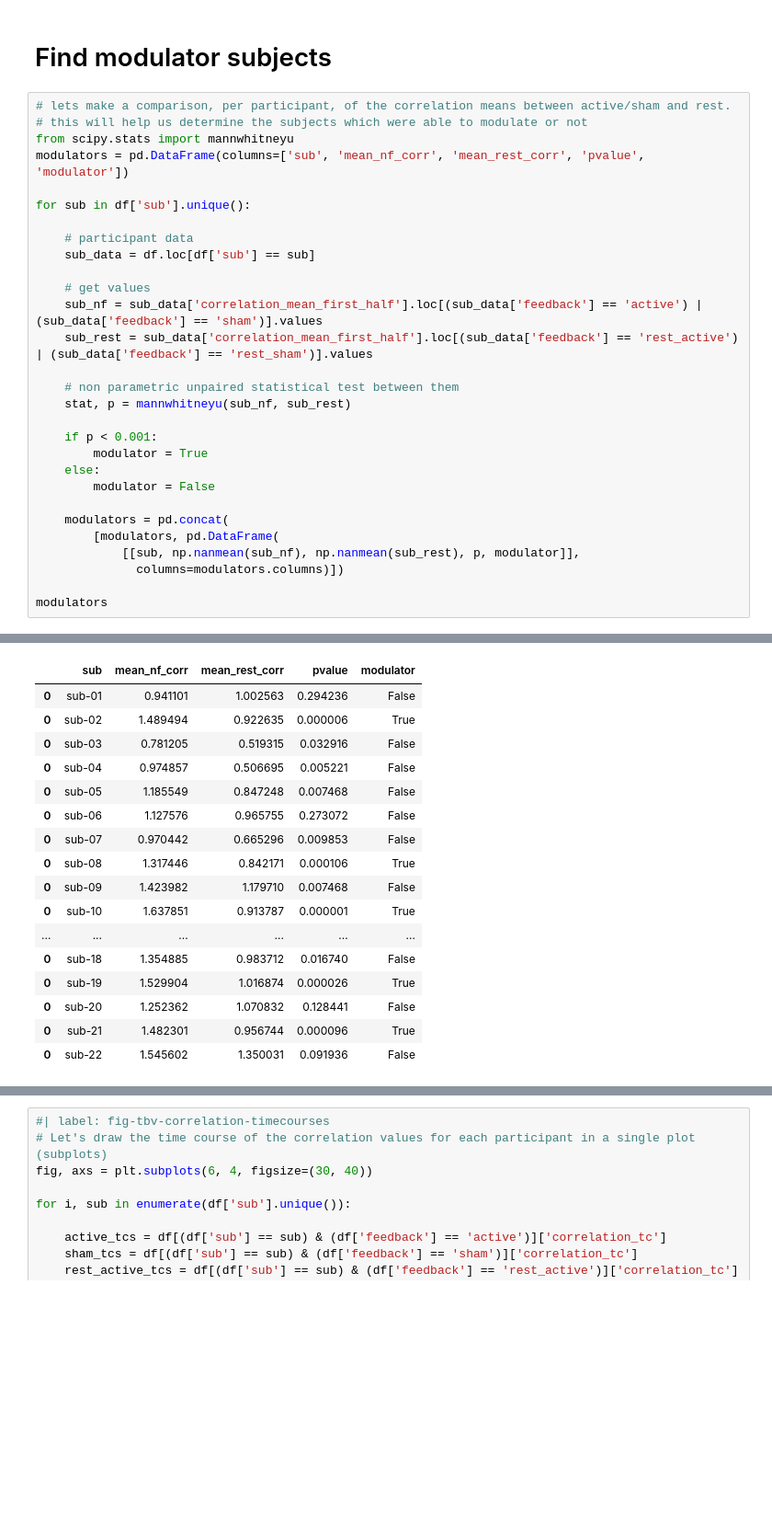
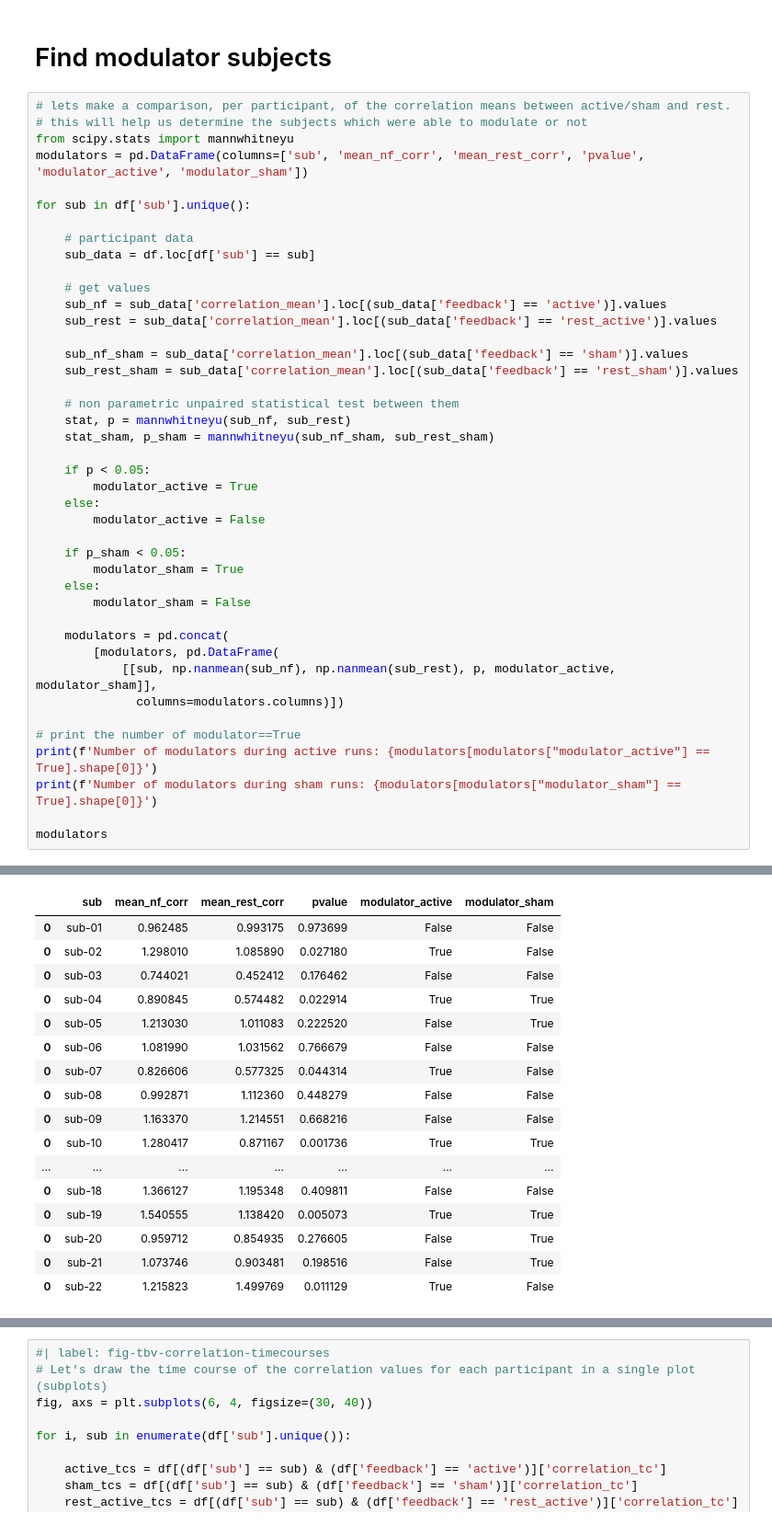
Before and after one commit to CIBIT-UC/musicnf-novelinterface, a Jupyter notebook: scripts/tbv/RealTimeTBVOutputs.ipynb, the cells around one changed output, grey strips where cells are left out. Shown at 92% size. Saved outputs shown, nothing was run; the diff lists cells and outputs as text; blank space fills up the shorter version.

```diff
--- a/scripts/tbv/RealTimeTBVOutputs.ipynb
+++ b/scripts/tbv/RealTimeTBVOutputs.ipynb
@@ -262,7 +405,7 @@ np.float64(1.9992430507554073)
 # lets make a comparison, per participant, of the correlation means between active/sham and rest.
 # this will help us determine the subjects which were able to modulate or not
 from scipy.stats import mannwhitneyu
-modulators = pd.DataFrame(columns=['sub', 'mean_nf_corr', 'mean_rest_corr', 'pvalue', 'modulator'])
+modulators = pd.DataFrame(columns=['sub', 'mean_nf_corr', 'mean_rest_corr', 'pvalue', 'modulator_active', 'modulator_sham'])
 
 for sub in df['sub'].unique():
 
@@ -270,21 +413,34 @@ for sub in df['sub'].unique():
     sub_data = df.loc[df['sub'] == sub]
 
     # get values
-    sub_nf = sub_data['correlation_mean_first_half'].loc[(sub_data['feedback'] == 'active') | (sub_data['feedback'] == 'sham')].values
-    sub_rest = sub_data['correlation_mean_first_half'].loc[(sub_data['feedback'] == 'rest_active') | (sub_data['feedback'] == 'rest_sham')].values
+    sub_nf = sub_data['correlation_mean'].loc[(sub_data['feedback'] == 'active')].values
+    sub_rest = sub_data['correlation_mean'].loc[(sub_data['feedback'] == 'rest_active')].values
+
+    sub_nf_sham = sub_data['correlation_mean'].loc[(sub_data['feedback'] == 'sham')].values
+    sub_rest_sham = sub_data['correlation_mean'].loc[(sub_data['feedback'] == 'rest_sham')].values
 
     # non parametric unpaired statistical test between them
     stat, p = mannwhitneyu(sub_nf, sub_rest)
+    stat_sham, p_sham = mannwhitneyu(sub_nf_sham, sub_rest_sham)
 
-    if p < 0.001:
-        modulator = True
+    if p < 0.05:
+        modulator_active = True
     else:
-        modulator = False
+        modulator_active = False
+
+    if p_sham < 0.05:
+        modulator_sham = True
+    else:
+        modulator_sham = False
 
     modulators = pd.concat(
         [modulators, pd.DataFrame(
-            [[sub, np.nanmean(sub_nf), np.nanmean(sub_rest), p, modulator]],
+            [[sub, np.nanmean(sub_nf), np.nanmean(sub_rest), p, modulator_active, modulator_sham]],
               columns=modulators.columns)])
 
+# print the number of modulator==True
+print(f'Number of modulators during active runs: {modulators[modulators["modulator_active"] == True].shape[0]}')
+print(f'Number of modulators during sham runs: {modulators[modulators["modulator_sham"] == True].shape[0]}')
+
 modulators
 # %% [output]
@@ -291,17 +449,17 @@ modulators
-|  | sub | mean_nf_corr | mean_rest_corr | pvalue | modulator |
-| 0 | sub-01 | 0.941101 | 1.002563 | 0.294236 | False |
-| 0 | sub-02 | 1.489494 | 0.922635 | 0.000006 | True |
-| 0 | sub-03 | 0.781205 | 0.519315 | 0.032916 | False |
-| 0 | sub-04 | 0.974857 | 0.506695 | 0.005221 | False |
-| 0 | sub-05 | 1.185549 | 0.847248 | 0.007468 | False |
-| 0 | sub-06 | 1.127576 | 0.965755 | 0.273072 | False |
-| 0 | sub-07 | 0.970442 | 0.665296 | 0.009853 | False |
-| 0 | sub-08 | 1.317446 | 0.842171 | 0.000106 | True |
-| 0 | sub-09 | 1.423982 | 1.179710 | 0.007468 | False |
-| 0 | sub-10 | 1.637851 | 0.913787 | 0.000001 | True |
-| ... | ... | ... | ... | ... | ... |
-| 0 | sub-18 | 1.354885 | 0.983712 | 0.016740 | False |
-| 0 | sub-19 | 1.529904 | 1.016874 | 0.000026 | True |
-| 0 | sub-20 | 1.252362 | 1.070832 | 0.128441 | False |
-| 0 | sub-21 | 1.482301 | 0.956744 | 0.000096 | True |
-| 0 | sub-22 | 1.545602 | 1.350031 | 0.091936 | False |
+|  | sub | mean_nf_corr | mean_rest_corr | pvalue | modulator_active | modulator_sham |
+| 0 | sub-01 | 0.962485 | 0.993175 | 0.973699 | False | False |
+| 0 | sub-02 | 1.298010 | 1.085890 | 0.027180 | True | False |
+| 0 | sub-03 | 0.744021 | 0.452412 | 0.176462 | False | False |
+| 0 | sub-04 | 0.890845 | 0.574482 | 0.022914 | True | True |
+| 0 | sub-05 | 1.213030 | 1.011083 | 0.222520 | False | True |
+| 0 | sub-06 | 1.081990 | 1.031562 | 0.766679 | False | False |
+| 0 | sub-07 | 0.826606 | 0.577325 | 0.044314 | True | False |
+| 0 | sub-08 | 0.992871 | 1.112360 | 0.448279 | False | False |
+| 0 | sub-09 | 1.163370 | 1.214551 | 0.668216 | False | False |
+| 0 | sub-10 | 1.280417 | 0.871167 | 0.001736 | True | True |
+| ... | ... | ... | ... | ... | ... | ... |
+| 0 | sub-18 | 1.366127 | 1.195348 | 0.409811 | False | False |
+| 0 | sub-19 | 1.540555 | 1.138420 | 0.005073 | True | True |
+| 0 | sub-20 | 0.959712 | 0.854935 | 0.276605 | False | True |
+| 0 | sub-21 | 1.073746 | 0.903481 | 0.198516 | False | True |
+| 0 | sub-22 | 1.215823 | 1.499769 | 0.011129 | True | False |
```
Also changed, not shown: parts of 19 cells of this notebook.
